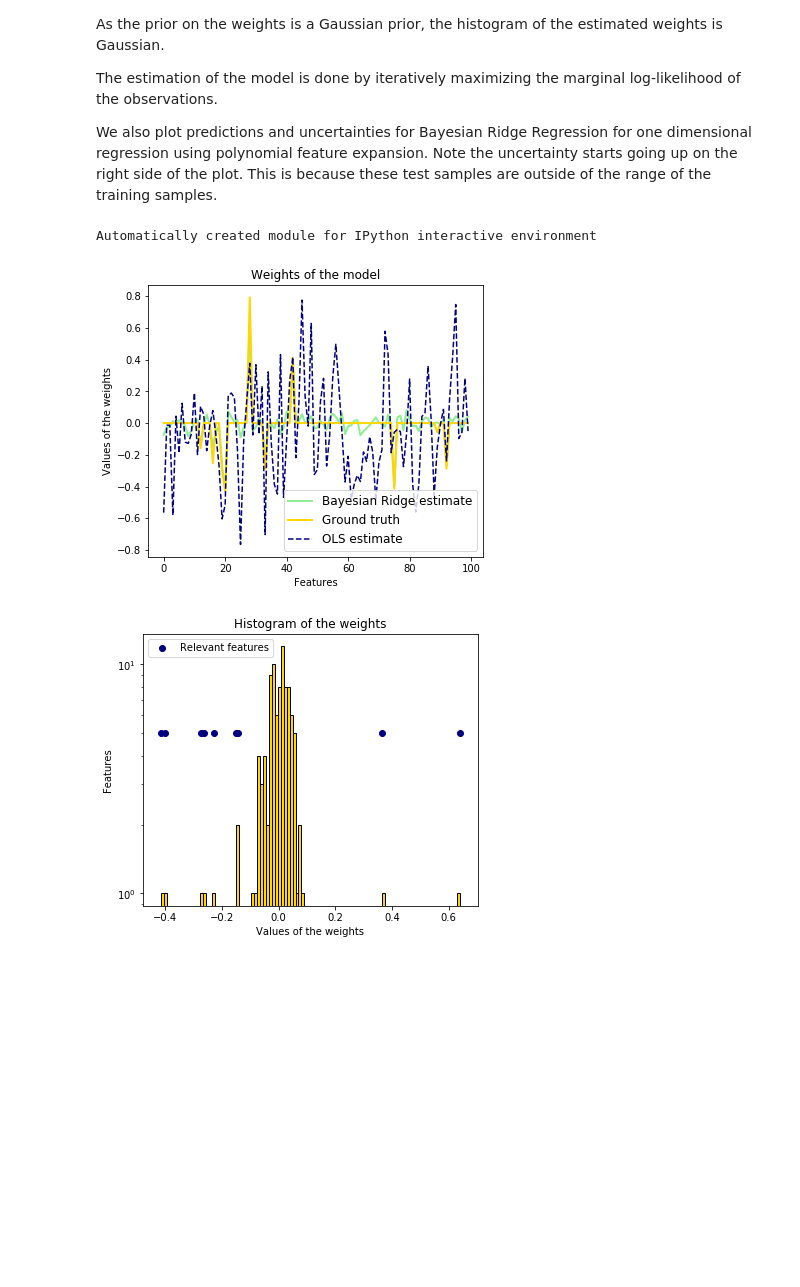
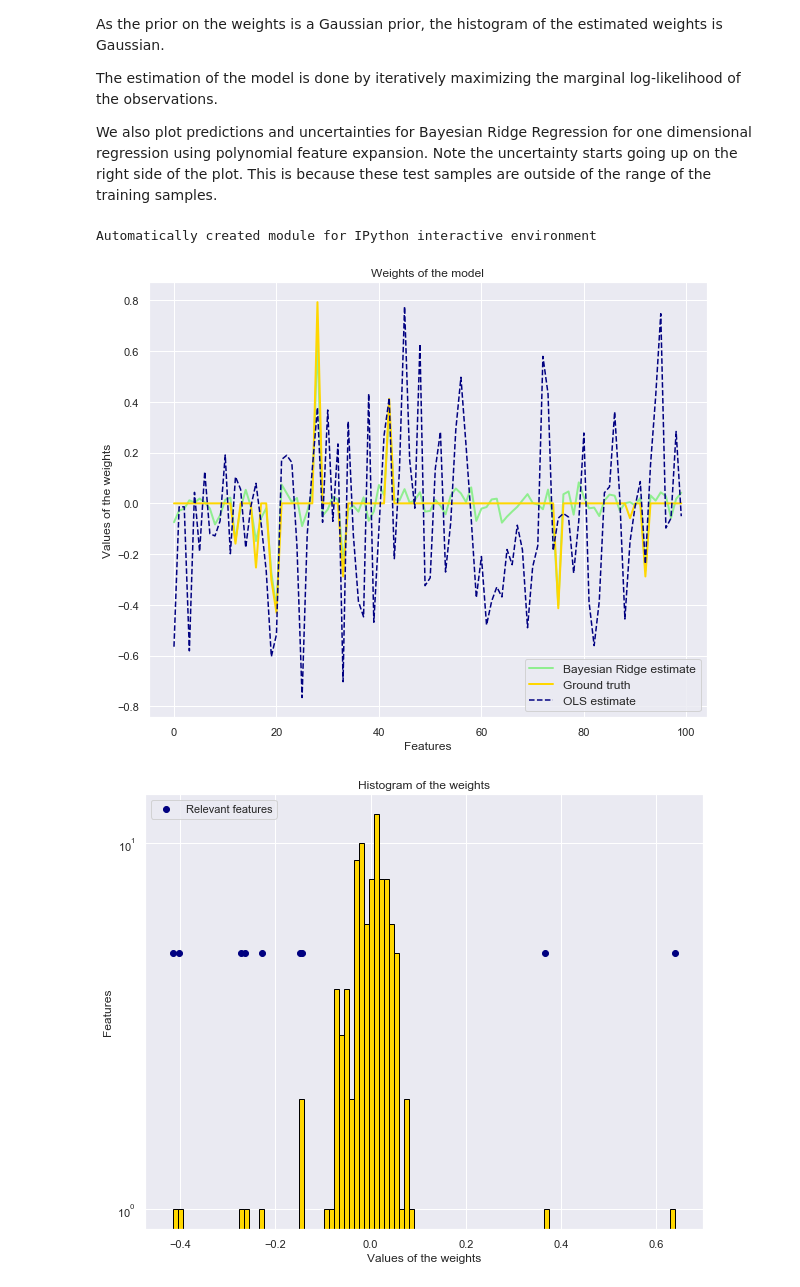
Before and after one commit to mindis/sklearn-examples, a Jupyter notebook: linear_model/plot_bayesian_ridge.ipynb, the cells around one changed output. Cells and saved outputs as stored; diff of their text form; code cells hidden in the pictures; blank space fills up the shorter version.

```diff
--- a/linear_model/plot_bayesian_ridge.ipynb
+++ b/linear_model/plot_bayesian_ridge.ipynb
@@ -1,5 +1,7 @@
 # %%
 %matplotlib inline
+import seaborn as sns
+sns.set()
 # %% [markdown]
 
 # Bayesian Ridge Regression
@@ -62,7 +64,7 @@ ols.fit(X, y)
 # Plot true weights, estimated weights, histogram of the weights, and
 # predictions with standard deviations
 lw = 2
-plt.figure(figsize=(6, 5))
+plt.figure(1, figsize=(10, 8))
 plt.title("Weights of the model")
 plt.plot(clf.coef_, color='lightgreen', linewidth=lw,
          label="Bayesian Ridge estimate")
@@ -72,7 +74,7 @@ plt.xlabel("Features")
 plt.ylabel("Values of the weights")
 plt.legend(loc="best", prop=dict(size=12))
 
-plt.figure(figsize=(6, 5))
+plt.figure(2, figsize=(10, 8))
 plt.title("Histogram of the weights")
 plt.hist(clf.coef_, bins=n_features, color='gold', log=True,
          edgecolor='black')
@@ -82,39 +84,39 @@ plt.ylabel("Features")
 plt.xlabel("Values of the weights")
 plt.legend(loc="upper left")
 
-plt.figure(figsize=(6, 5))
+plt.figure(3, figsize=(10, 8))
 plt.title("Marginal log-likelihood")
 plt.plot(clf.scores_, color='navy', linewidth=lw)
 plt.ylabel("Score")
 plt.xlabel("Iterations")
 
 
 # Plotting some predictions for polynomial regression
 def f(x, noise_amount):
     y = np.sqrt(x) * np.sin(x)
     noise = np.random.normal(0, 1, len(x))
     return y + noise_amount * noise
 
 
 degree = 10
 X = np.linspace(0, 10, 100)
 y = f(X, noise_amount=0.1)
 clf_poly = BayesianRidge()
 clf_poly.fit(np.vander(X, degree), y)
 
 X_plot = np.linspace(0, 11, 25)
 y_plot = f(X_plot, noise_amount=0)
 y_mean, y_std = clf_poly.predict(np.vander(X_plot, degree), return_std=True)
-plt.figure(figsize=(6, 5))
+plt.figure(figsize=(10, 8))
 plt.errorbar(X_plot, y_mean, y_std, color='navy',
              label="Polynomial Bayesian Ridge Regression", linewidth=lw)
 plt.plot(X_plot, y_plot, color='gold', linewidth=lw,
          label="Ground Truth")
 plt.ylabel("Output y")
 plt.xlabel("Feature X")
 plt.legend(loc="lower left")
 plt.show()
 # %% [output]
 Automatically created module for IPython interactive environment
-[figure, old version]
+[figure, new version]
-[figure, old version]
+[figure, new version]
```
Also changed, not shown: parts of 1 cell of this notebook, 5 other files.
